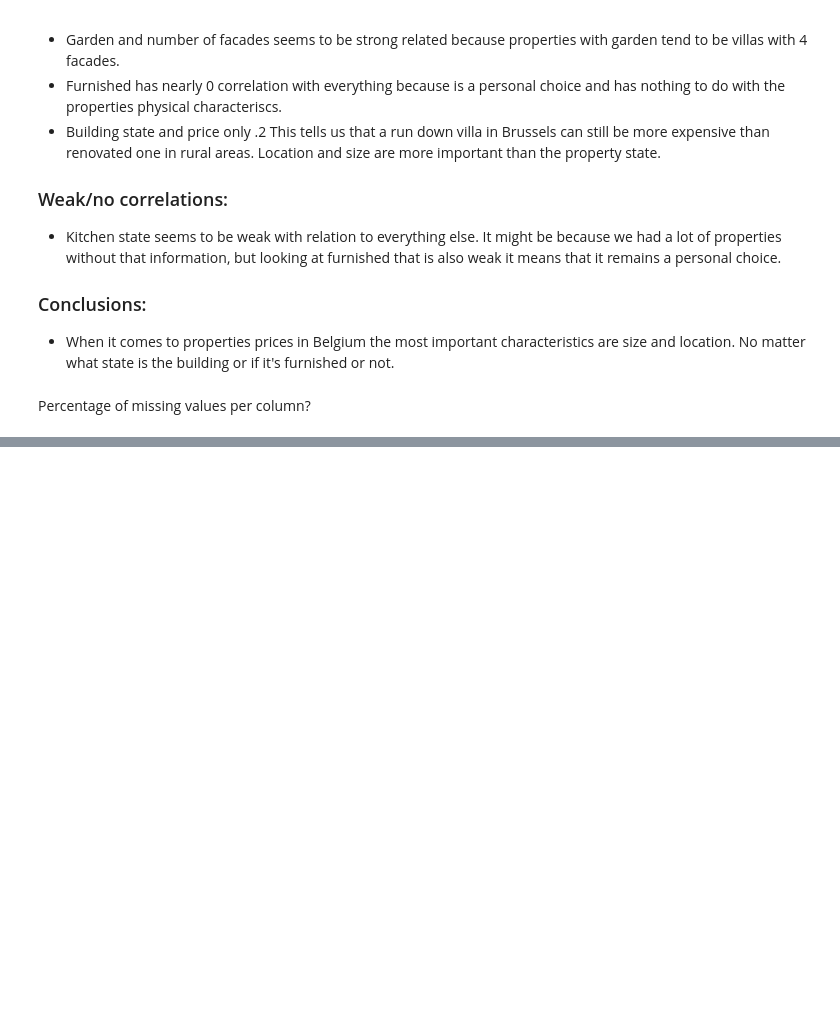
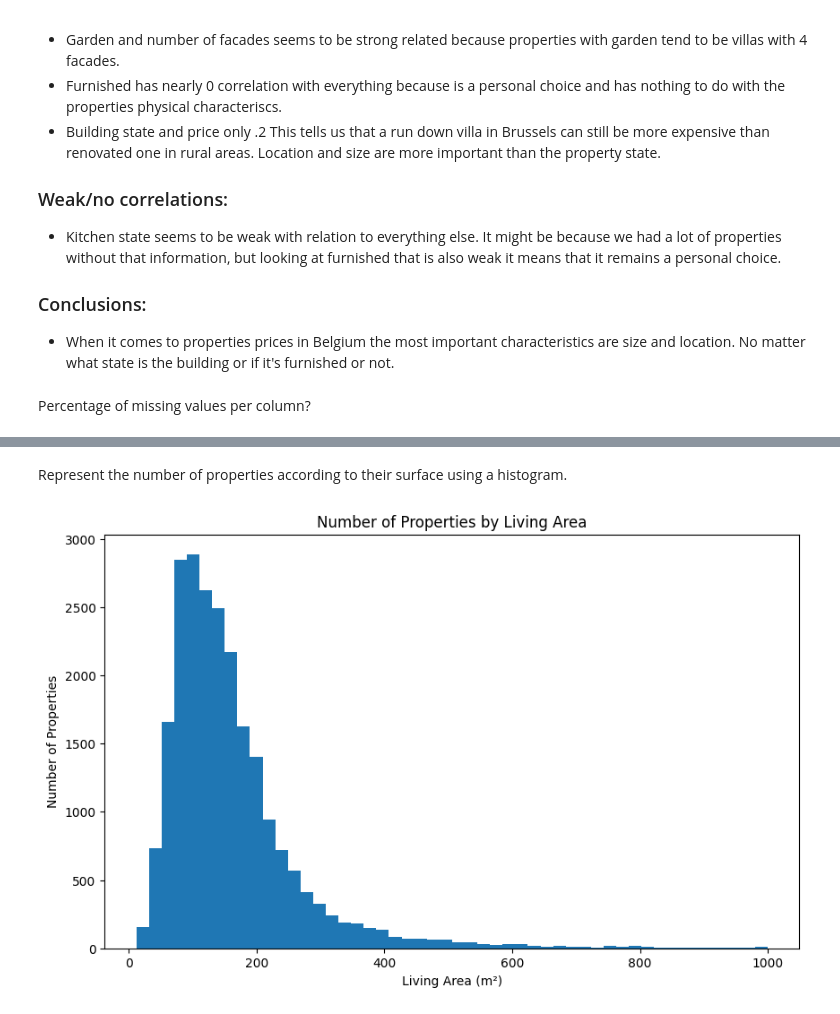
Before and after one commit to modev-git/immo-eliza, a Jupyter notebook: analysis/analysis.ipynb, the cells around one changed output, grey strips where cells are left out. Cells and saved outputs as stored; diff of their text form; code cells hidden in the pictures; blank space fills up the shorter version.

```diff
--- a/analysis/analysis.ipynb
+++ b/analysis/analysis.ipynb
@@ -181,0 +223,11 @@ dtype: float64
+# %% [markdown]
+Represent the number of properties according to their surface using a histogram.
+# %%
+plt.figure(figsize=(10, 6))
+plt.hist(df['living_area_m2'].dropna(), bins=50)
+plt.title('Number of Properties by Living Area')
+plt.xlabel('Living Area (m²)')
+plt.ylabel('Number of Properties')
+plt.show()
+# %% [output]
+[figure, added]
```
Also changed, not shown: parts of 25 cells of this notebook.
